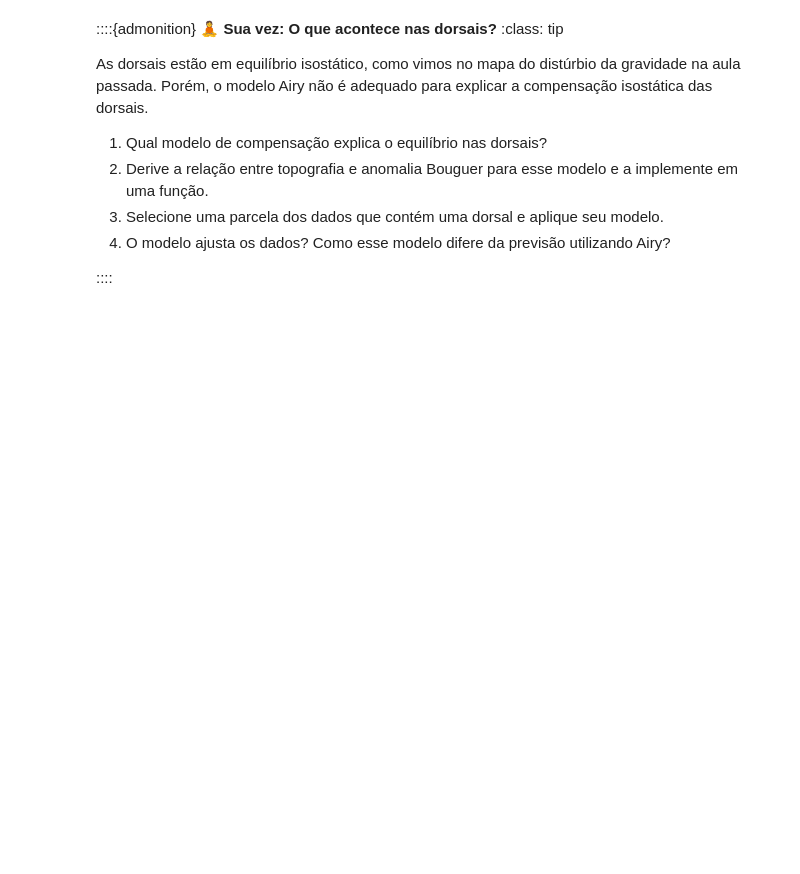
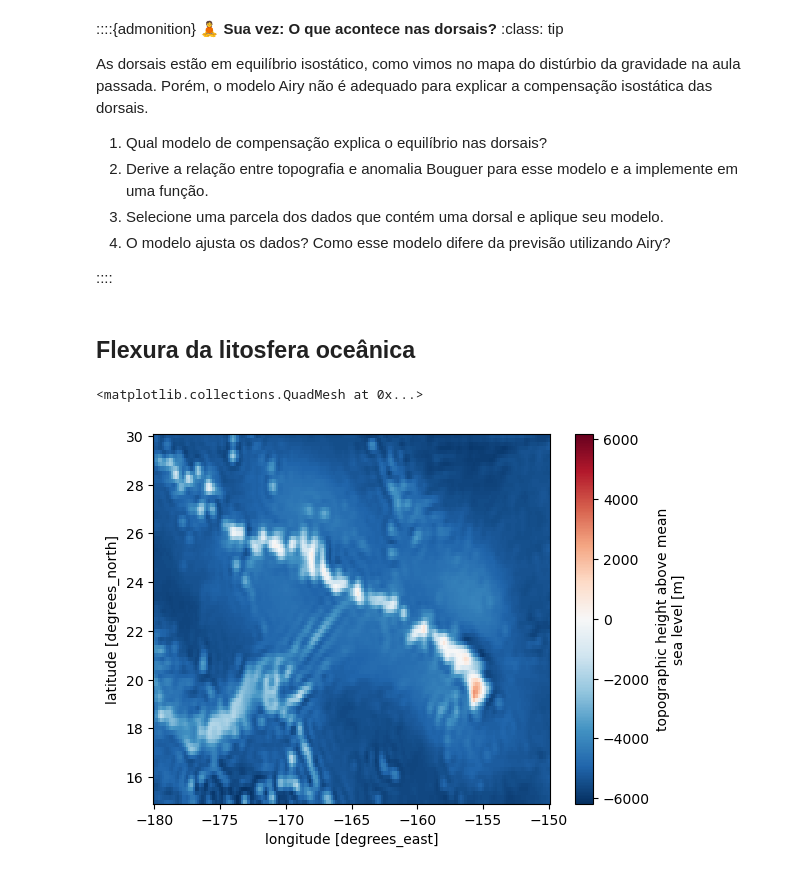
Before and after one commit to leouieda/concurso-usp-aula-2023, a Jupyter notebook: praticas/isostasia.ipynb, the cells around one changed output. Saved outputs shown, nothing was run; the diff lists cells and outputs as text; code cells hidden in the pictures; blank space fills up the shorter version.

```diff
--- a/praticas/isostasia.ipynb
+++ b/praticas/isostasia.ipynb
@@ -116,3 +117,12 @@ As dorsais estão em equilíbrio isostático, como vimos no mapa do distúrbio d
 1. O modelo ajusta os dados? Como esse modelo difere da previsão utilizando Airy?
 
 ::::
+# %% [markdown]
+## Flexura da litosfera oceânica
+# %%
+havai = dados.sel(longitude=slice(-180, -150), latitude=slice(15, 30))
+# %%
+havai.topografia.plot()
+# %% [output]
+<matplotlib.collections.QuadMesh at 0x...>
+[figure, added]
```
Also changed, not shown: parts of 18 cells of this notebook, 12 other files.
